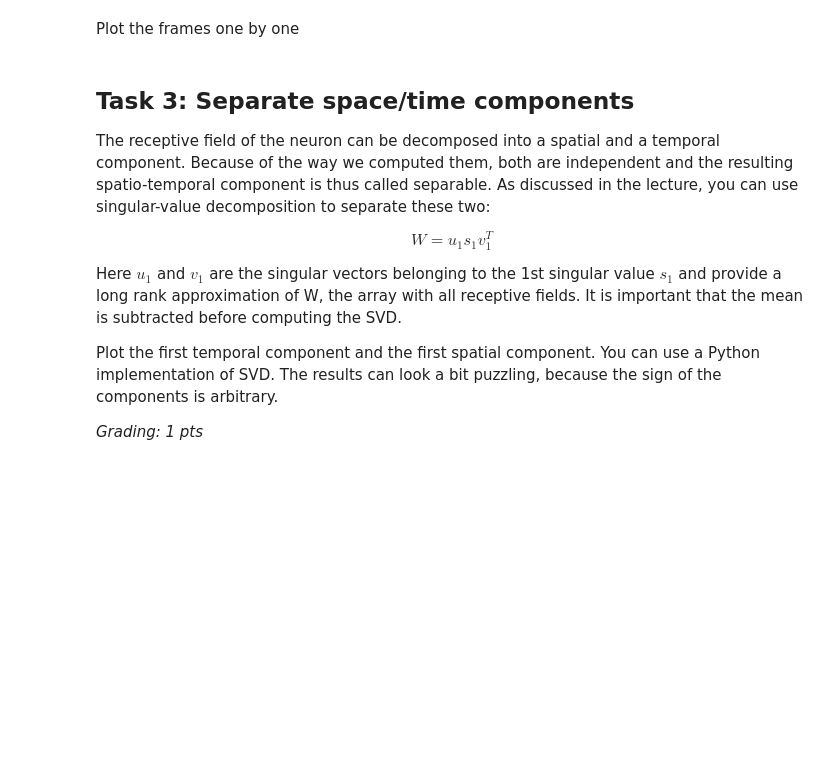
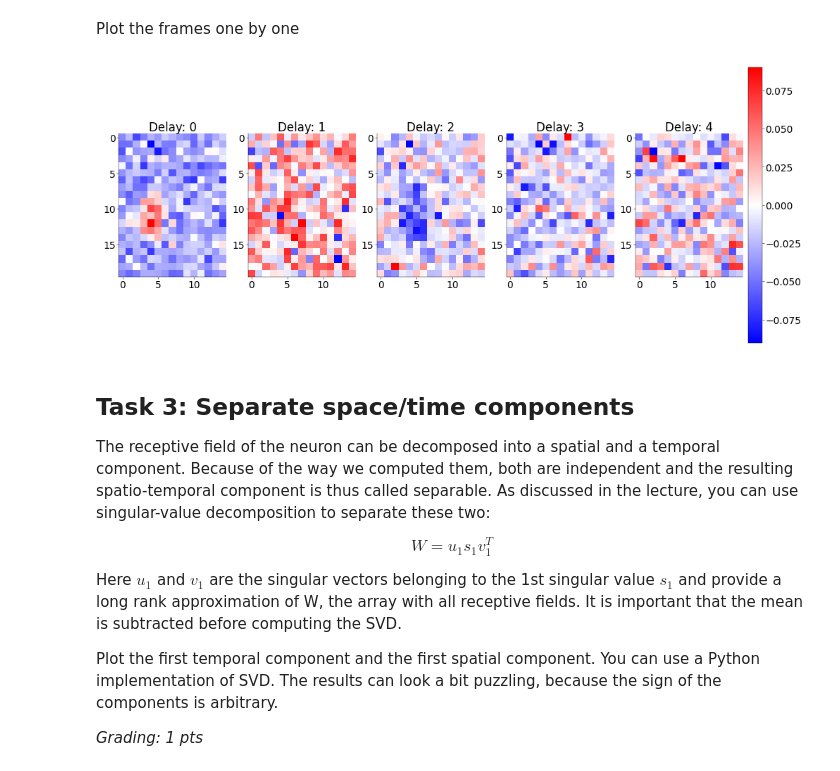
Before and after one commit to stedavkle/uni-tue-nds, a Jupyter notebook: CL5/notebooks/CodingLab5.ipynb, the cells around one changed output. Saved outputs shown, nothing was run; the diff lists cells and outputs as text; code cells hidden in the pictures; blank space fills up the shorter version.

```diff
--- a/CL5/notebooks/CodingLab5.ipynb
+++ b/CL5/notebooks/CodingLab5.ipynb
@@ -423,5 +432,6 @@ trigger = var["DN_triggertimes"].flatten()
 
 # contains the stimulus movie with black and white pixels
 s = var["DN_stim"]
+print("original shape of stimulus: ", s.shape)
 s = s.reshape((300, 1500))  # the shape of each frame is (20, 15)
-s = s[:, 1 : len(trigger)]
+s = s[:, 0 : len(trigger)]  # TODO 0 was 1 before, but i don't know why
@@ -454,18 +509,52 @@ Fit receptive field for each frame separately
 
 # specify the time lags
 delta = [0, 1, 2, 3, 4]
+Dx = 20
+Dy = 15
+w_hat = np.zeros((Dx, Dy, len(delta)))
 
 # fit for each delay
+for delay in delta:
+    w_init = np.zeros(s.shape[0])
+    # print("w_init.shape: ", w_init.shape)
+    # print("c.shape: ", spike_count[delay:].shape)
+    # print("s.shape: ", s[:, : (s.shape[1] - delay)].shape)
+    result = opt.minimize(
+        negloglike_lnp,
+        w_init,
+        args=(
+            spike_count[delay:],  # consider only spikes after the delay
+            s[
+                :, : (s.shape[1] - delay)
+            ],  # cut the stimuli not fitting in the data anymore
+        ),
+        jac=deriv_negloglike_lnp,
+        method="L-BFGS-B",  # Quasi-Newton Optimizer (memory efficient)
+        options={"disp": False},  # print convergence messages
+    )
+    w_hat[:, :, delay] = result.x.reshape((Dx, Dy))
 # %% [markdown]
 Plot the frames one by one
 # %%
 # insert your code here
 
 # --------------------------------------------
 # Plot all 5 frames of the fitted RFs (0.5 pt)
 # --------------------------------------------
 
 fig, ax = plt.subplot_mosaic(mosaic=[delta], figsize=(10, 4), constrained_layout=True)
+
+for d in delta:
+    im = ax[d].imshow(w_hat[:, :, d], cmap="bwr")
+    ax[d].set_title(f"Delay: {d}")
+
+# Add colorbar to the last subplot
+cbar = plt.colorbar(im, ax=ax[delta[-1]], orientation="vertical")
+cbar.set_label("")  # TODO make plot prettier
+
+plt.show()
+# %% [output]
+[figure, added]
 # %% [markdown]
 ## Task 3: Separate space/time components
 
```
Also changed, not shown: parts of 14 cells of this notebook.
